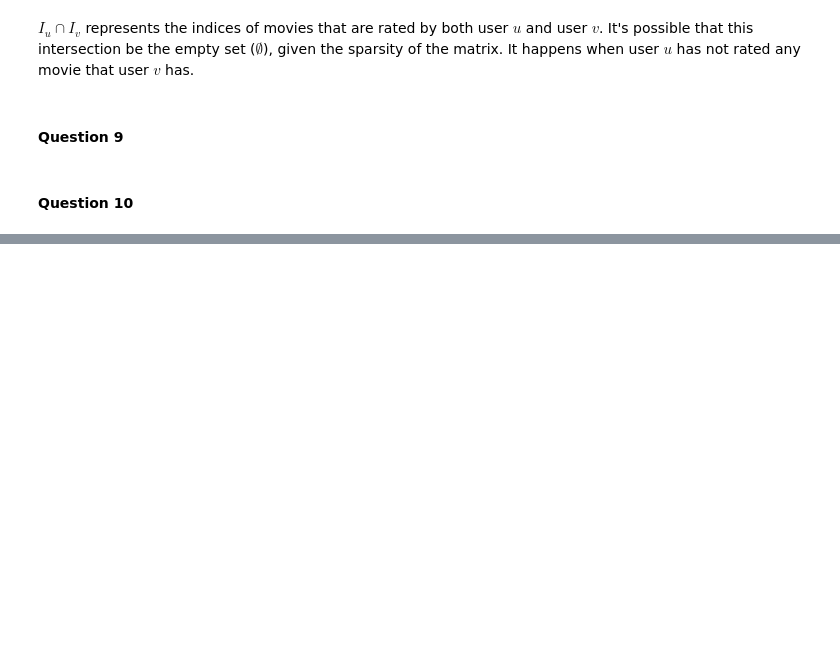
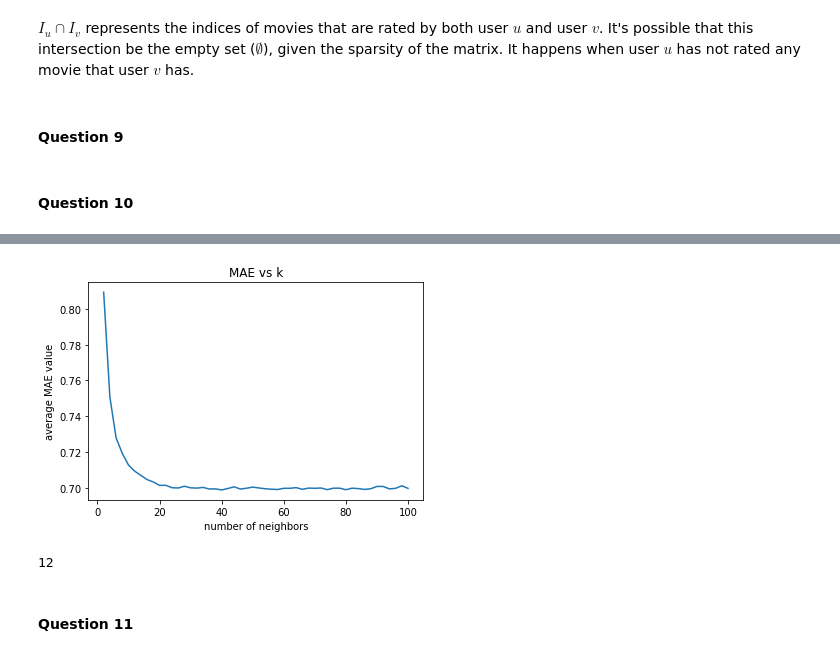
Before and after one commit to popo0293/EE219Project3, a Jupyter notebook: Project3.ipynb, the cells around one changed output, grey strips where cells are left out. Drawn from its saved outputs; the diff is of its cells as text; code cells hidden in the pictures; blank space fills up the shorter version.

```diff
--- a/Project3.ipynb
+++ b/Project3.ipynb
@@ -137,0 +179,14 @@ k_lst = [2, 3, 5, 8, 12, 20, 30, 50, 70, 100]
+# %%
+plt.plot(xaxis,maelist)
+plt.xlabel('number of neighbors')
+plt.ylabel('average MAE value')
+plt.title('MAE vs k')
+plt.show()
+# %% [output]
+[figure, added]
+# %%
+xaxis[5]
+# %% [output]
+12
+# %% [markdown]
+#### Question 11
```
Also changed, not shown: parts of 8 cells of this notebook.
